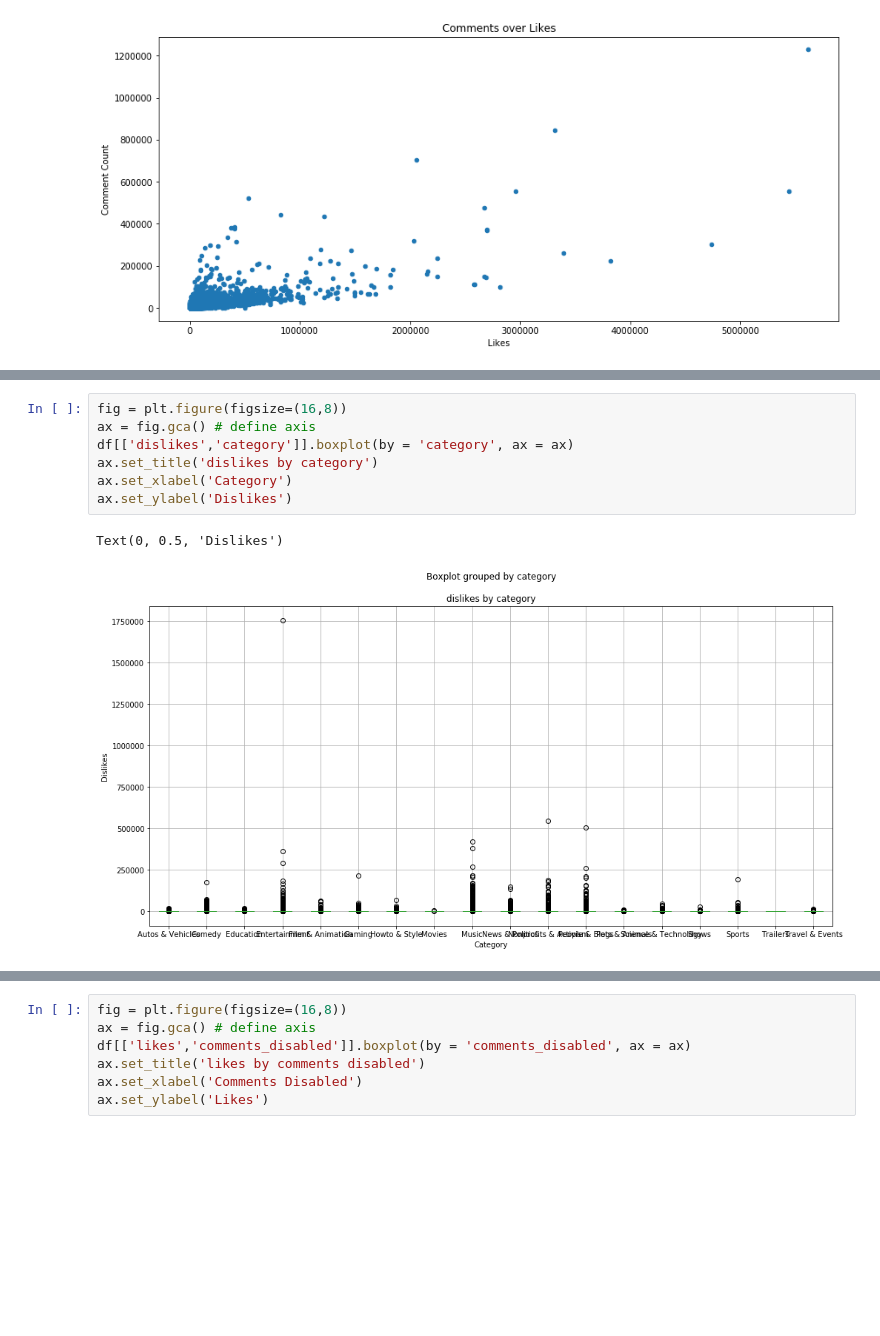
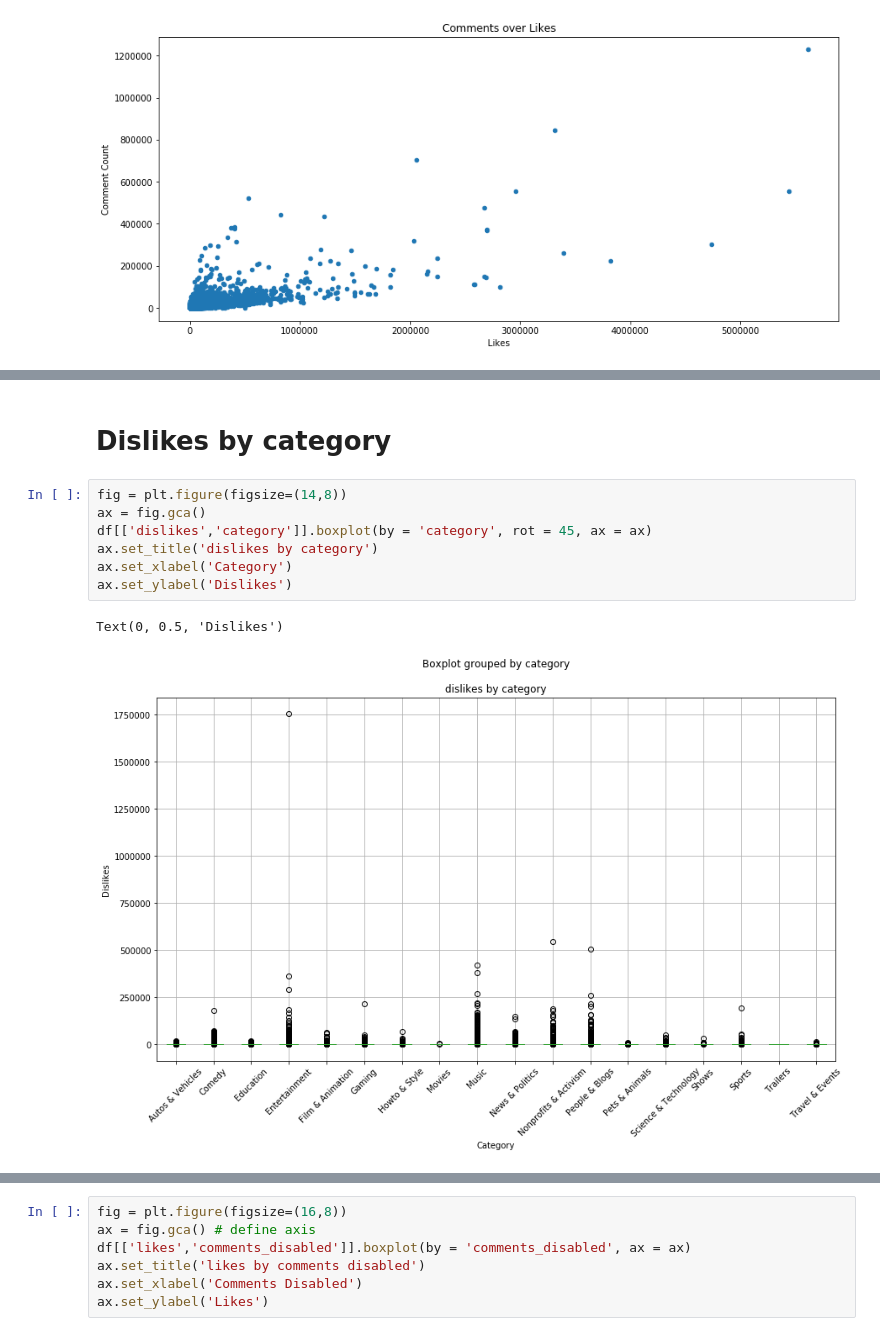
Before and after one commit to VadimAcosta/youtube, a Jupyter notebook: youtube.ipynb, the cells around one changed output, grey strips where cells are left out. Cells and saved outputs as stored; diff of their text form; blank space fills up the shorter version.

```diff
--- a/youtube.ipynb
+++ b/youtube.ipynb
@@ -128,10 +355,12 @@ Text(0, 0.5, 'Likes')
+# %% [markdown]
+# Dislikes by category
 # %%
-fig = plt.figure(figsize=(16,8))
-ax = fig.gca() # define axis
-df[['dislikes','category']].boxplot(by = 'category', ax = ax)
+fig = plt.figure(figsize=(14,8))
+ax = fig.gca()
+df[['dislikes','category']].boxplot(by = 'category', rot = 45, ax = ax)
 ax.set_title('dislikes by category')
 ax.set_xlabel('Category')
 ax.set_ylabel('Dislikes')
 # %% [output]
 Text(0, 0.5, 'Dislikes')
-[figure, old version]
+[figure, new version]
```
Also changed, not shown: parts of 48 cells of this notebook.
